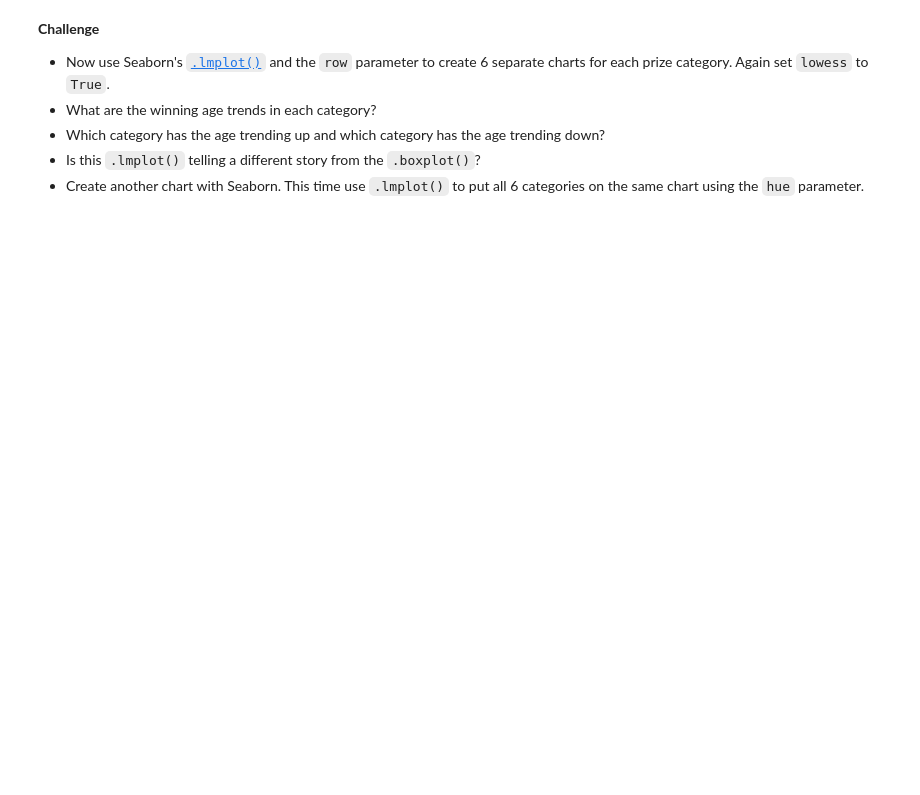
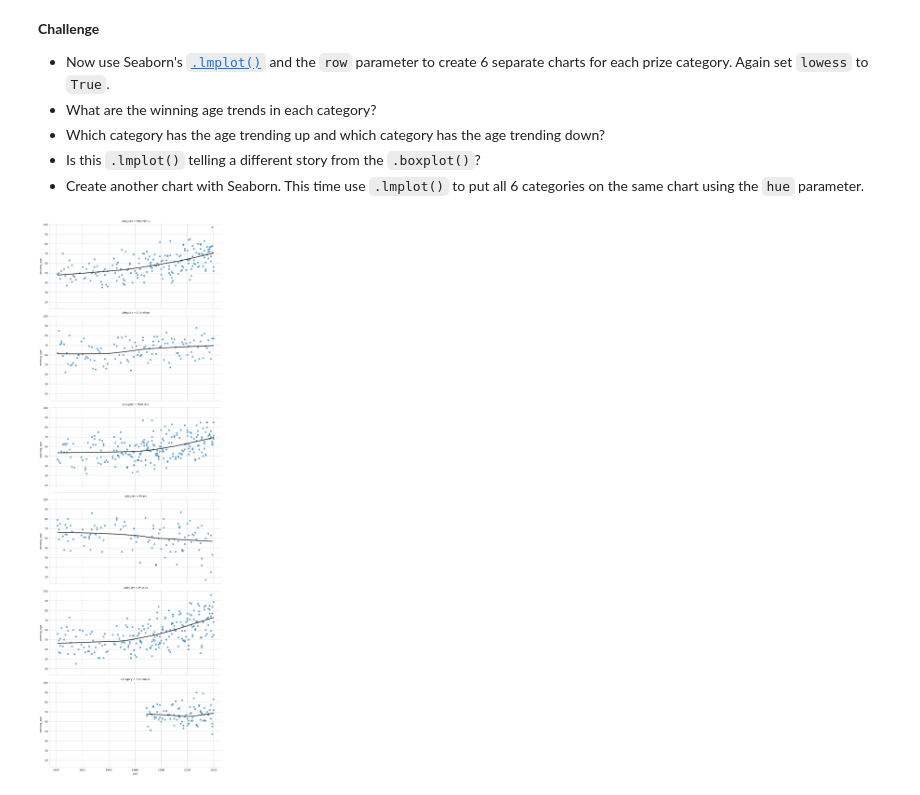
Before and after one commit to renankin/100-days-of-code, a Jupyter notebook: day-079/nobel-prize-analysis/Nobel_Prize_Analysis.ipynb, the cells around one changed output. Saved outputs shown, nothing was run; the diff lists cells and outputs as text; code cells hidden in the pictures; blank space fills up the shorter version.

```diff
--- a/day-079/nobel-prize-analysis/Nobel_Prize_Analysis.ipynb
+++ b/day-079/nobel-prize-analysis/Nobel_Prize_Analysis.ipynb
@@ -515,3 +810,19 @@ How does the age of laureates vary by category?
 * Which category has the age trending up and which category has the age trending down?
 * Is this `.lmplot()` telling a different story from the `.boxplot()`?
 * Create another chart with Seaborn. This time use `.lmplot()` to put all 6 categories on the same chart using the `hue` parameter.
+# %%
+with sns.axes_style("whitegrid"):
+    ax = sns.lmplot(
+        df_data,
+        x="year",
+        y="winning_age",
+        row="category",
+        aspect=2,
+        scatter_kws={'alpha': 0.6},
+        line_kws = {'color': 'black'},
+        lowess=True
+        )
+
+plt.show()
+# %% [output]
+[figure, added]
```
Also changed, not shown: parts of 28 cells of this notebook.
